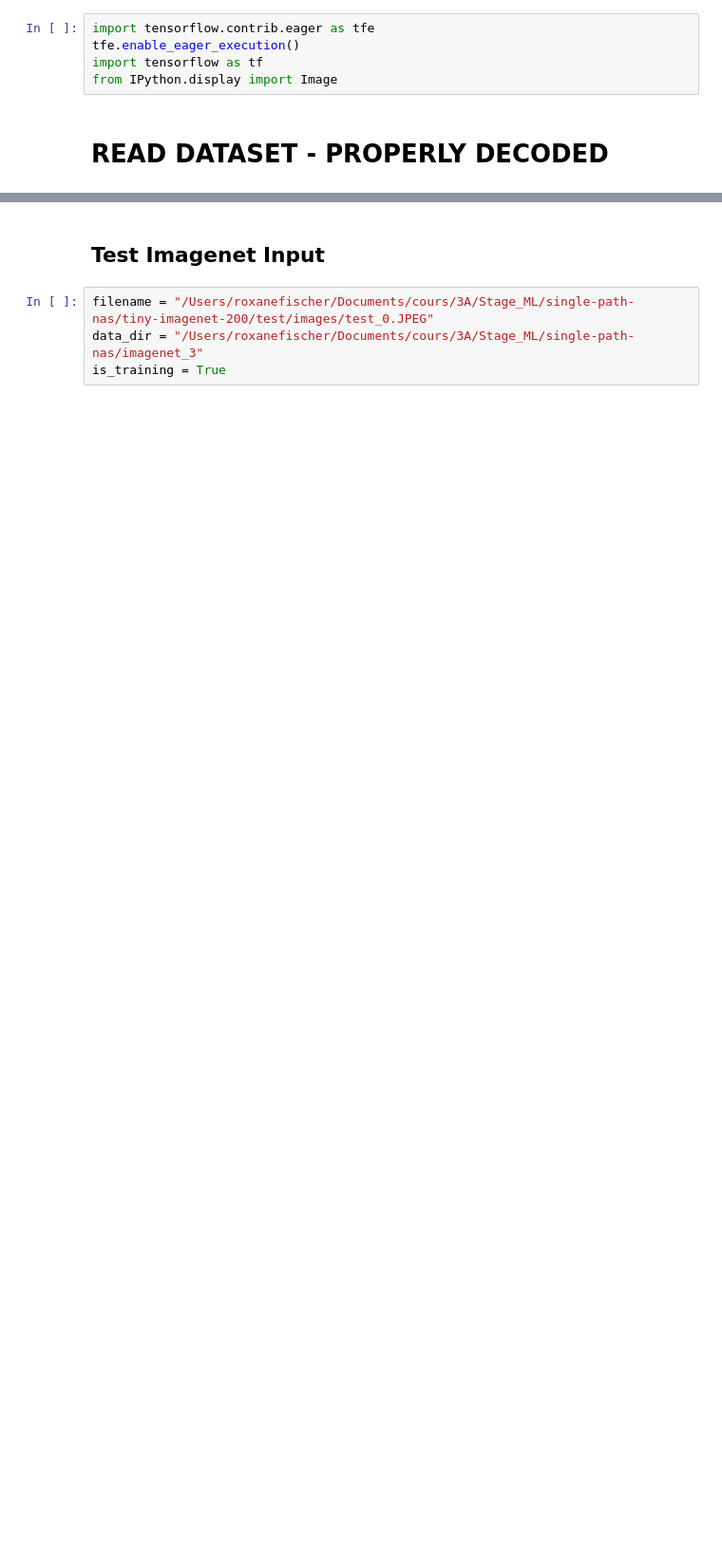
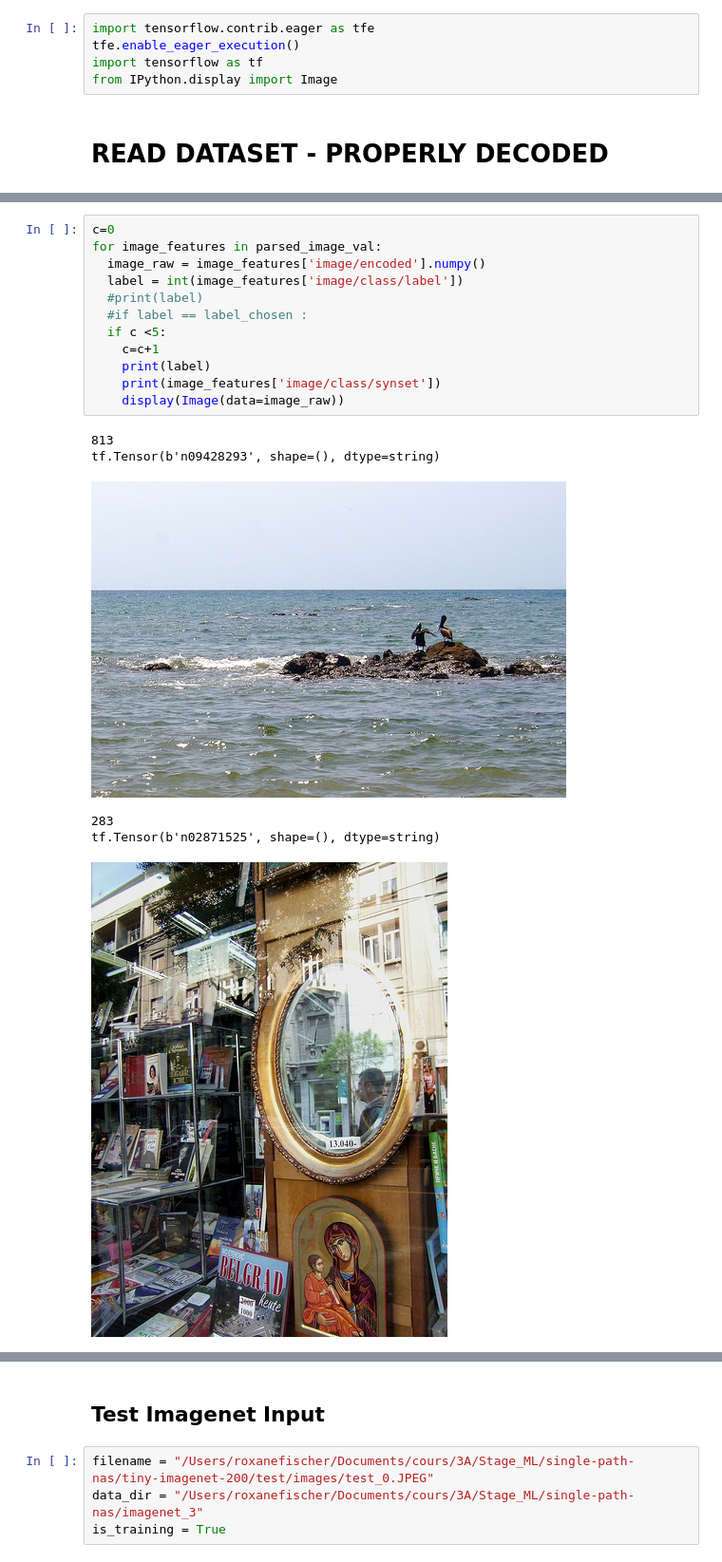
Before and after one commit to RoxaneFis/single-path-nas, a Jupyter notebook: jupyter/test_image_net.ipynb, the cells around one changed output, grey strips where cells are left out. Shown at 95% size. Saved outputs shown, nothing was run; the diff lists cells and outputs as text; blank space fills up the shorter version.

```diff
--- a/jupyter/test_image_net.ipynb
+++ b/jupyter/test_image_net.ipynb
@@ -85,0 +82,19 @@ parsed_image_dataset
+# %%
+c=0
+for image_features in parsed_image_val:
+  image_raw = image_features['image/encoded'].numpy()
+  label = int(image_features['image/class/label'])
+  #print(label)
+  #if label == label_chosen :
+  if c <5:
+    c=c+1
+    print(label)
+    print(image_features['image/class/synset'])
+    display(Image(data=image_raw))
+# %% [output]
+813
+tf.Tensor(b'n09428293', shape=(), dtype=string)
+[figure, added]
+283
+tf.Tensor(b'n02871525', shape=(), dtype=string)
+[figure, added]
```
Also changed, not shown: parts of 20 cells of this notebook, 4 other files.
